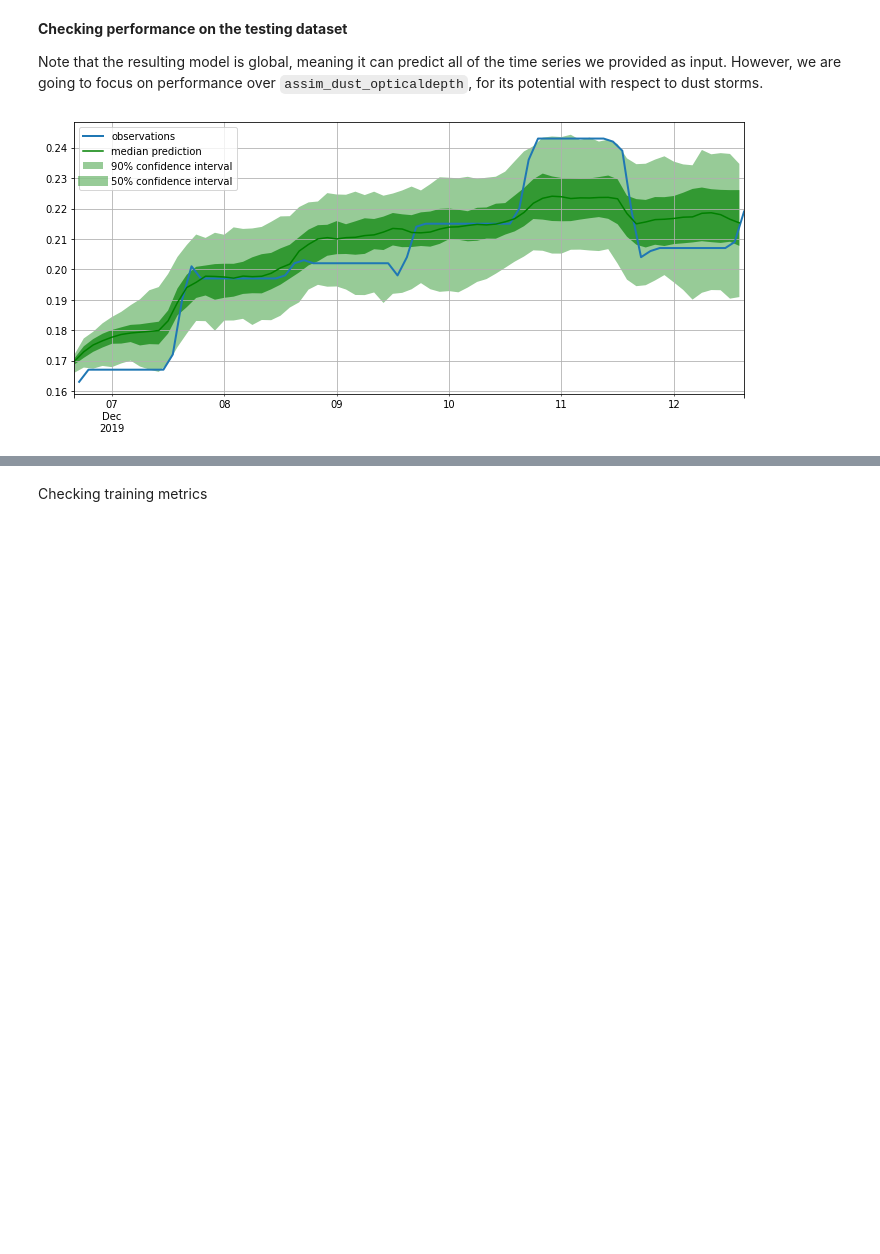
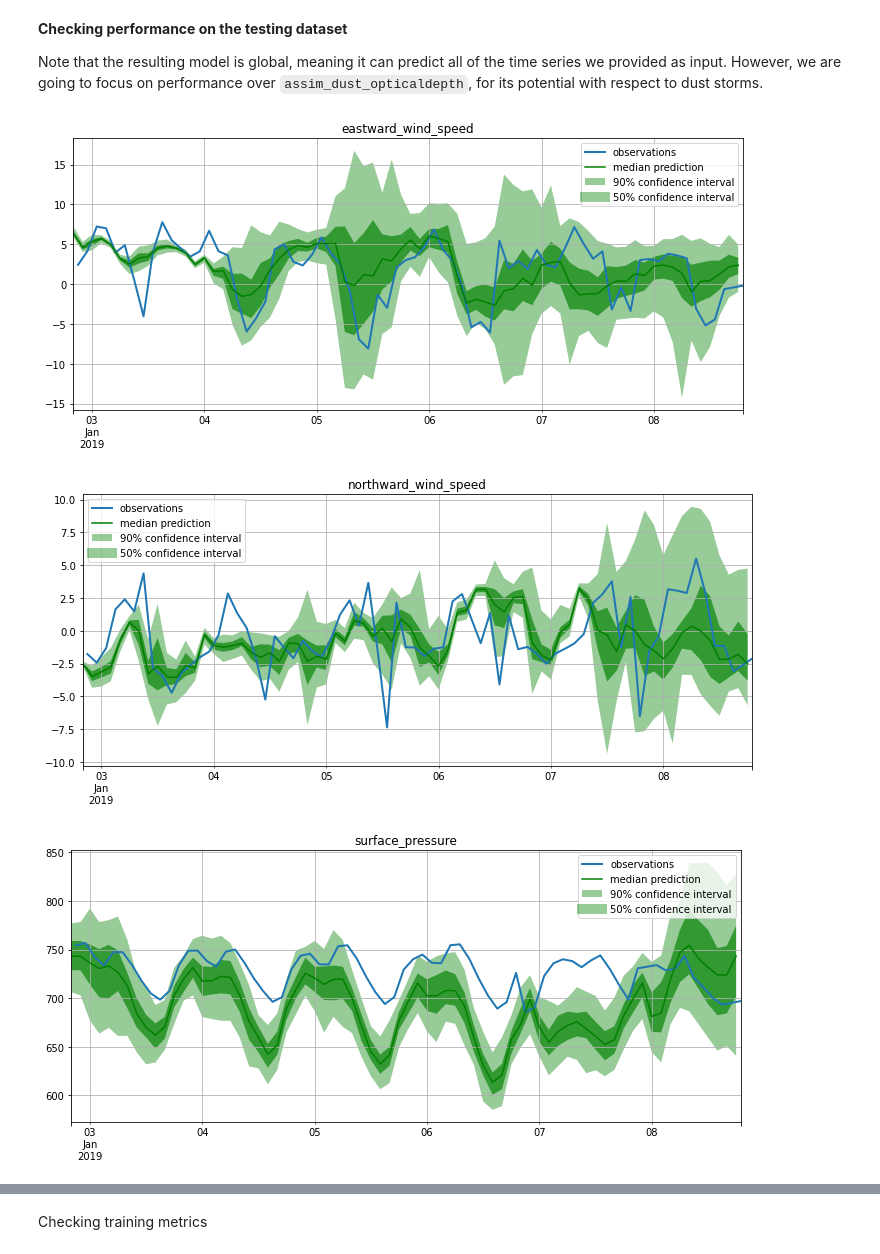
Before and after one commit to amelBennaceur/OpenMarsML, a Jupyter notebook: insight_data_analysis.ipynb, the cells around one changed output, grey strips where cells are left out. Cells and saved outputs as stored; diff of their text form; code cells hidden in the pictures; blank space fills up the shorter version.

```diff
--- a/insight_data_analysis.ipynb
+++ b/insight_data_analysis.ipynb
@@ -41,0 +23,10 @@ data_frame.head(10)
+# %%
+import insight_lander
+
+martian_days_threshold: float = 7354.583 # For a single martian year
+timestamp_threshold: pd.Timestamp = pd.Timestamp(year=2019, month=4,day=1)
+data_frame = insight_lander.get_dataset()
+data_frame = data_frame.query(f"martian_days <= {martian_days_threshold}")
+data_frame = data_frame[data_frame.index < timestamp_threshold]
+data_frame = data_frame
+data_frame.head(100)
@@ -96,16 +137,14 @@ Plotting the time series, looking for evidence of dust storms.
 # %%
 from typing import List
 
-target_columns: List[str] = ["assim_dust_opticaldepth",
-                             "eastward_wind_speed",
-                             "northward_wind_speed"
-                             # ,
-                             #  "surface_pressure",
-                             #  "air_temperature",
-                             #  "solar_longitude",
-                             #  "local_time"
-                             ]
+target_columns: List[str] = [
+    "eastward_wind_speed",
+    "northward_wind_speed",
+    "surface_pressure",
+    "air_temperature",
+    "assim_dust_opticaldepth"]
 
 insight_lander.plot_time_series(dataframe=data_frame,
-                                column_names=target_columns)
+                                column_names=target_columns,
+                                index_columns=["martian_days", "solar_longitude", "local_time"])
 # %% [output]
@@ -119,8 +166,8 @@ from gluonts.dataset.common import ListDataset
 import pandas as pd
 
 frequency: str = "2H"
-start_training: pd.Timestamp = pd.Timestamp(year=2018, month=12, day=17)
-end_training: pd.Timestamp = pd.Timestamp(year=2019, month=12, day=17)
+start_training: pd.Timestamp = pd.Timestamp(year=2018, month=12, day=15)
+end_training: pd.Timestamp = pd.Timestamp(year=2019, month=1, day=15)
 
 target_time_series: List[pd.Series] = [data_frame[target_column] for target_column in target_columns]
 training_dataset: ListDataset
@@ -191,7 +238,7 @@ num_batches_per_epoch: int = 100
 evaluation_samples: int = 100
 batch_size: int = 32
 
-optimize_parameters: bool = False
+optimize_parameters: bool = True
 if optimize_parameters:
     optimization_trials: int = 10
     metric_type: str = "RMSE"
@@ -238,13 +285,16 @@ respect to dust storms.
 # %%
 from deepar_forecast import plot_forecasts
 from gluonts.model import Forecast
 from typing import List
 from gluonts.evaluation import make_evaluation_predictions
 
-forecast_iterator, actual_iterator = make_evaluation_predictions(dataset=testing_dataset, predictor=predictor,
+forecast_iterator, actual_iterator = make_evaluation_predictions(dataset=testing_dataset,
+                                                                 predictor=predictor,
                                                                  num_samples=evaluation_samples)
 forecast_list: List[Forecast] = list(forecast_iterator)
-actual_list: List[pd.Series] = list(actual_iterator)
-plot_forecasts(actual_list[0], forecast_list[0], past_length=context_length)
+actual_list: List[pd.DataFrame] = list(actual_iterator)
+plot_forecasts(actual_list, forecast_list, past_length=context_length, plots=len(target_columns) + 1)
 # %% [output]
-[figure, old version]
+[figure, new version]
+[figure, added]
+[figure, added]
```
Also changed, not shown: parts of 17 cells of this notebook, 3 other files.
